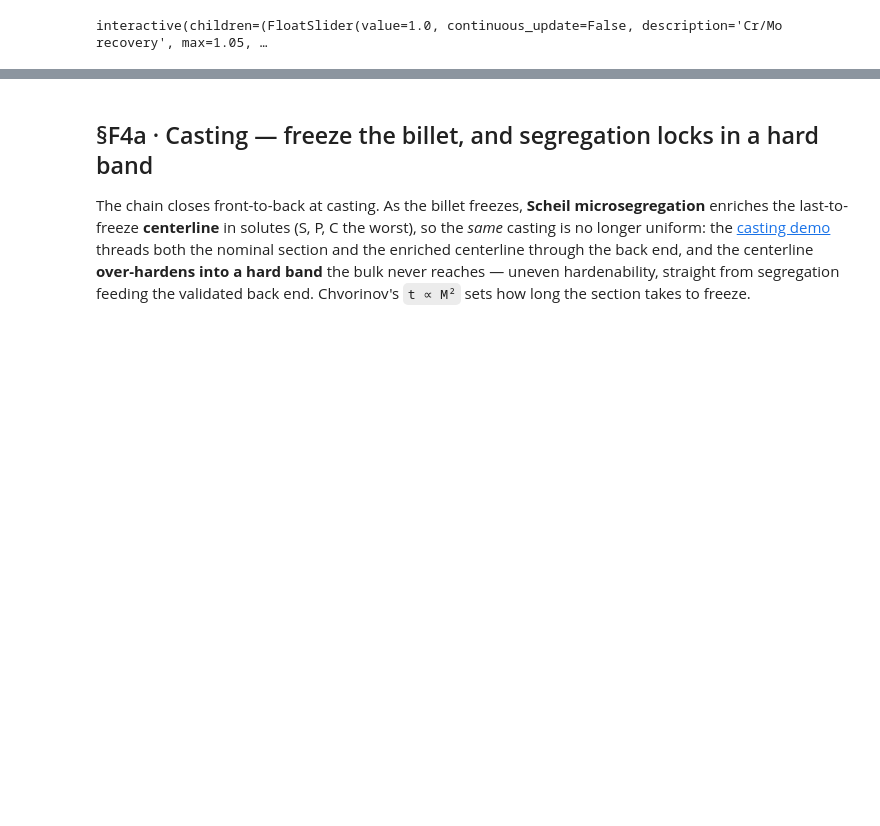
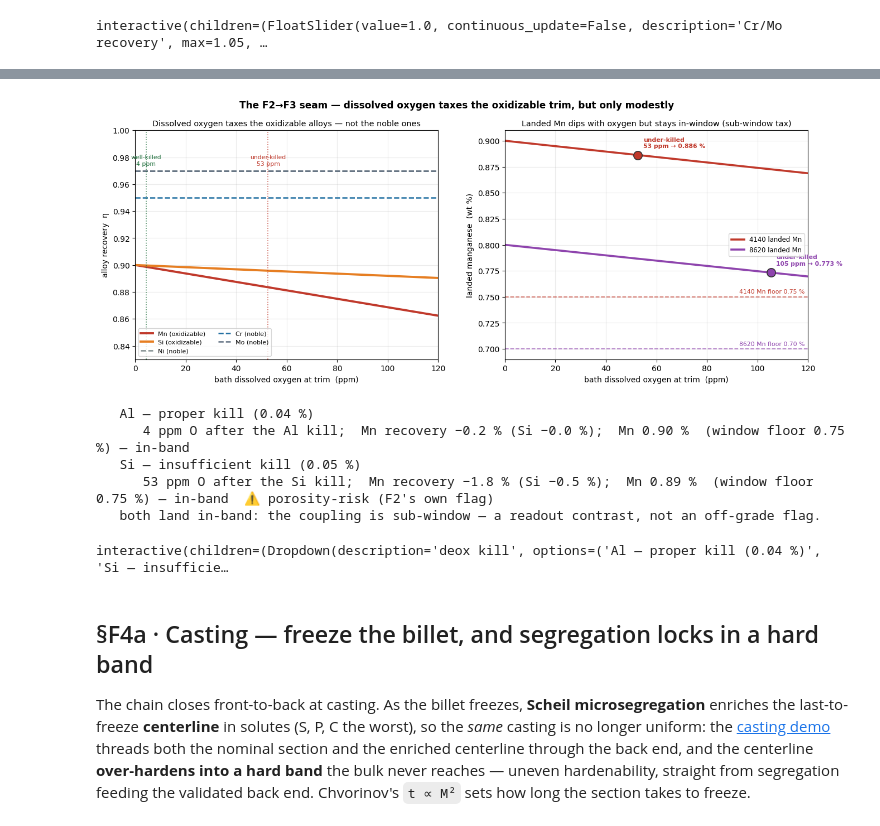
Before and after one commit to BoykoNeov/steel-sim, a Jupyter notebook: steel/making.ipynb, the cells around one changed output, grey strips where cells are left out. Saved outputs shown, nothing was run; the diff lists cells and outputs as text; code cells hidden in the pictures; blank space fills up the shorter version.

```diff
--- a/steel/making.ipynb
+++ b/steel/making.ipynb
@@ -311,3 +361,36 @@ interactive(children=(FloatSlider(value=1.0, continuous_update=False, descriptio
+# %%
+from steel.demo_deox_recovery import compute as dr_compute
+
+fig = plots.deox_recovery_figure(dr_compute())       # recovery vs dissolved O; landed Mn per grade
+plt.show()
+
+for kill in M.DEOX_KILLS:                             # a proper Al kill vs an insufficient Si one
+    r = M.ladle_deox_recovery_readout(kill)
+    band = "in-band" if r['in_band'] else "OUT of band"
+    flag = "  ⚠ porosity-risk (F2's own flag)" if r['porosity_risk'] else ""
+    print(f"   {kill}")
+    print(f"      {r['oxygen_str']};  {r['tax_str']};  {r['landed_str']} — {band}{flag}")
+print("   both land in-band: the coupling is sub-window — a readout contrast, not an off-grade flag.")
+# %% [output]
+[figure, added]
+   Al — proper kill (0.04 %)
+      4 ppm O after the Al kill;  Mn recovery −0.2 % (Si −0.0 %);  Mn 0.90 %  (window floor 0.75 %) — in-band
+   Si — insufficient kill (0.05 %)
+      53 ppm O after the Si kill;  Mn recovery −1.8 % (Si −0.5 %);  Mn 0.89 %  (window floor 0.75 %) — in-band  ⚠ porosity-risk (F2's own flag)
+   both land in-band: the coupling is sub-window — a readout contrast, not an off-grade flag.
+# %%
+# Live: pick the deoxidation before the trim — a proper Al kill vs an insufficient Si one.
+def _deox(kill):
+    r = M.ladle_deox_recovery_readout(kill)
+    print(r['verdict'])
+    print(f"   {r['oxygen_str']}   |   {r['tax_str']}   |   {r['landed_str']}"
+          + ("   ⚠ porosity-risk" if r['porosity_risk'] else ""))
+
+interact(_deox,
+         kill=widgets.Dropdown(options=list(M.DEOX_KILLS), value=list(M.DEOX_KILLS)[0],
+                               description="deox kill"));
+# %% [output]
+interactive(children=(Dropdown(description='deox kill', options=('Al — proper kill (0.04 %)', 'Si — insufficie…
 # %% [markdown]
 ## §F4a · Casting — freeze the billet, and segregation locks in a hard band
 
```
Also changed, not shown: parts of 17 cells of this notebook, 4 other files.
